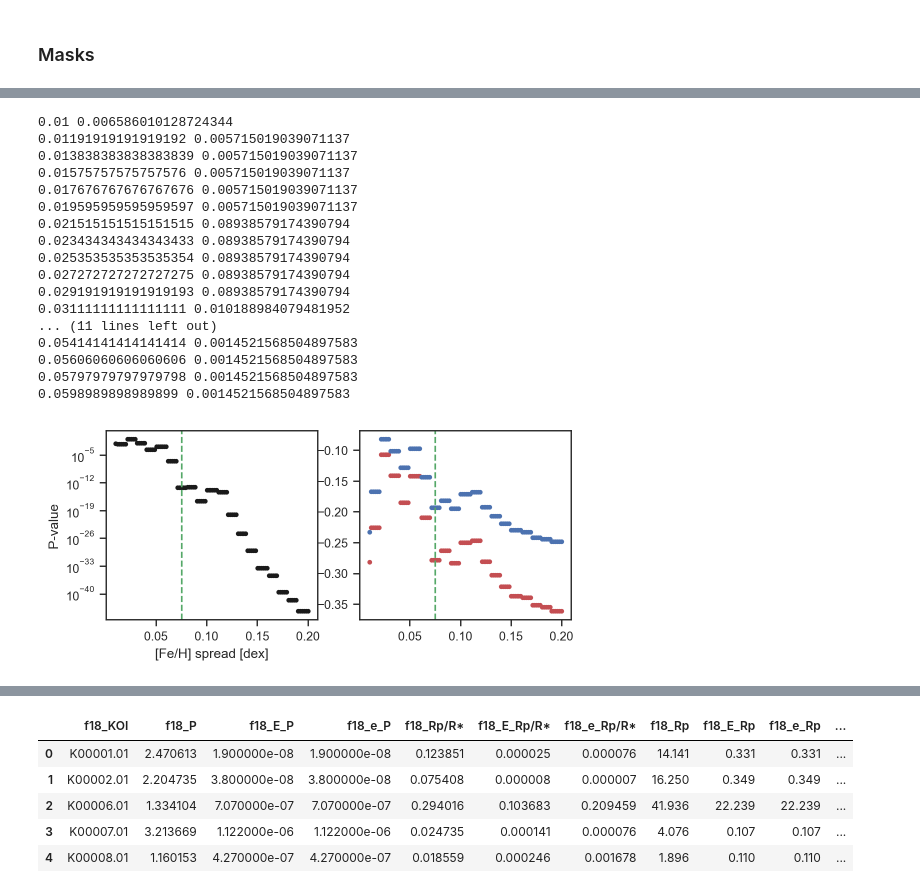
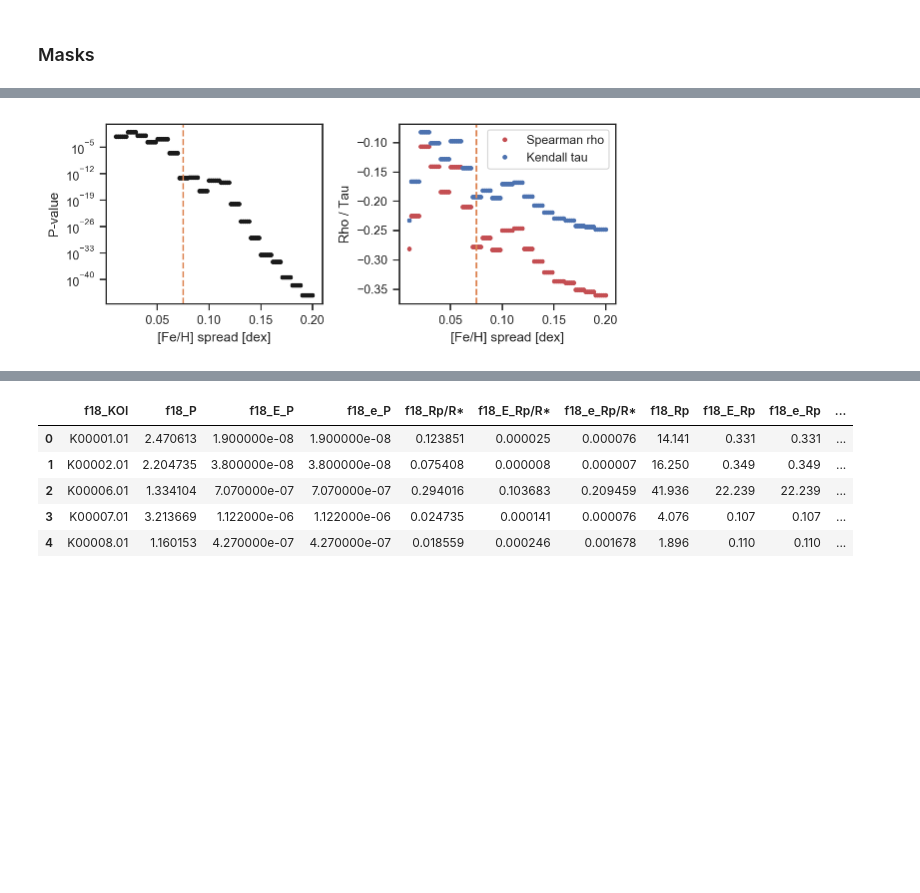
Before and after one commit to angelis21/Kepler-Exoplanet-Evolution, a Jupyter notebook: Kepler Exoplanet Evolution/notebooks/se_sn_ratio.ipynb, the cells around one changed output, grey strips where cells are left out. Drawn from its saved outputs; the diff is of its cells as text; code cells hidden in the pictures; blank space fills up the shorter version.

```diff
--- a/Kepler Exoplanet Evolution/notebooks/se_sn_ratio.ipynb
+++ b/Kepler Exoplanet Evolution/notebooks/se_sn_ratio.ipynb
@@ -476,24 +443,28 @@ print(len(np.unique(cks['f18_KOI_star'][base_sample])), 'unique hosts remaining
 # %%
 age = cks['f18_logAiso']
 
-#snrgrid = np.logspace(-1,0,100)
 snrgrid = np.linspace(0.2,0.8,100)
 fig,(ax1,ax2) = plt.subplots(ncols=2, figsize=(6,2.5))
-for _snr in snrgrid:
+for i,_snr in enumerate(snrgrid):
     newm = (cks['single_transit_snr']>_snr) & (np.isfinite(cks['f18_logAiso']))
     rho, pval = stats.spearmanr(age[newm], cks['single_transit_snr'][newm])
     ax1.plot(_snr, pval, 'k.')
     tau, _pval = stats.kendalltau(age[newm], cks['single_transit_snr'][newm])
-    ax2.plot(_snr, rho, 'r.')
-    ax2.plot(_snr, tau, 'b.')
-    if pval>0.01:
-        print(_snr, pval)
+    if i==0:
+        ax2.plot(_snr, rho, 'r.', label='Spearman rho')
+        ax2.plot(_snr, tau, 'b.', label='Kendall tau')
+    else:
+        ax2.plot(_snr, rho, 'r.')
+        ax2.plot(_snr, tau, 'b.')
 
-ax1.axvline(snr_min, ls='--', color='g')
-ax2.axvline(snr_min, ls='--', color='g')
-ax1.set_xlabel('SNR')
+
+ax1.axvline(snr_min, ls='--', color='C1')
+ax2.axvline(snr_min, ls='--', color='C1')
+ax1.set_xlabel('SNR$_1$')
+ax2.set_xlabel('SNR$_1$')
 ax1.set_ylabel('P-value')
 ax2.set_ylabel('Rho / Tau')
 plt.tight_layout()
+plt.legend()
 plt.show()
 # %% [output]
@@ -518,45 +472,37 @@ plt.show()
 # %%
 fehgrid = np.linspace(0.01,0.2,100)
 
 _base = (np.isfinite(cks['f18_logAiso'])) & (np.isfinite(cks['f18_[Fe/H]'])) & (cks['f18_Miso']>0.0)
 
 fig,(ax1,ax2) = plt.subplots(ncols=2, figsize=(6,2.5))
-for _fehwid in fehgrid:
+for i,_fehwid in enumerate(fehgrid):
     newm = _base & (abs(cks['f18_[Fe/H]']-np.median(cks['f18_[Fe/H]']))<_fehwid)
     rho, pval = stats.spearmanr(age[newm], cks['f18_[Fe/H]'][newm])
     ax1.plot(_fehwid, pval, 'k.')
     tau, _pval = stats.kendalltau(age[newm], cks['f18_[Fe/H]'][newm])
-    ax2.plot(_fehwid, rho, 'r.')
-    ax2.plot(_fehwid, tau, 'b.')
 
-    if pval>0.0001:
-        print(_fehwid, pval)
+    if i==0:
+        ax2.plot(_fehwid, rho, 'r.', label='Spearman rho')
+        ax2.plot(_fehwid, tau, 'b.', label='Kendall tau')
+    else:
+        ax2.plot(_fehwid, rho, 'r.')
+        ax2.plot(_fehwid, tau, 'b.')
 
-ax1.axvline(0.075, ls='--', color='g')
-ax2.axvline(0.075, ls='--', color='g')
+    #if pval>0.0001:
+    #    print(_fehwid, pval)
+
+ax1.axvline(0.075, ls='--', color='C1')
+ax2.axvline(0.075, ls='--', color='C1')
 ax1.set_xlabel('[Fe/H] spread [dex]')
+ax2.set_xlabel('[Fe/H] spread [dex]')
 ax1.set_ylabel('P-value')
+ax2.set_ylabel('Rho / Tau')
 ax1.semilogy()
+plt.tight_layout()
+plt.legend()
 plt.show()
 # %% [output]
-0.01 0.006586010128724344
-0.01191919191919192 0.005715019039071137
-0.013838383838383839 0.005715019039071137
-0.01575757575757576 0.005715019039071137
-0.017676767676767676 0.005715019039071137
-0.019595959595959597 0.005715019039071137
-0.021515151515151515 0.08938579174390794
-0.023434343434343433 0.08938579174390794
-0.025353535353535354 0.08938579174390794
-0.027272727272727275 0.08938579174390794
-0.029191919191919193 0.08938579174390794
-0.03111111111111111 0.010188984079481952
-... (11 lines left out)
-0.05414141414141414 0.0014521568504897583
-0.05606060606060606 0.0014521568504897583
-0.05797979797979798 0.0014521568504897583
-0.0598989898989899 0.0014521568504897583
-[figure, old version]
+[figure, new version]
 # %%
 rstargrid = np.linspace(0.5,1.5,100)
 
```
Also changed, not shown: parts of 24 cells of this notebook, 12 other files.
